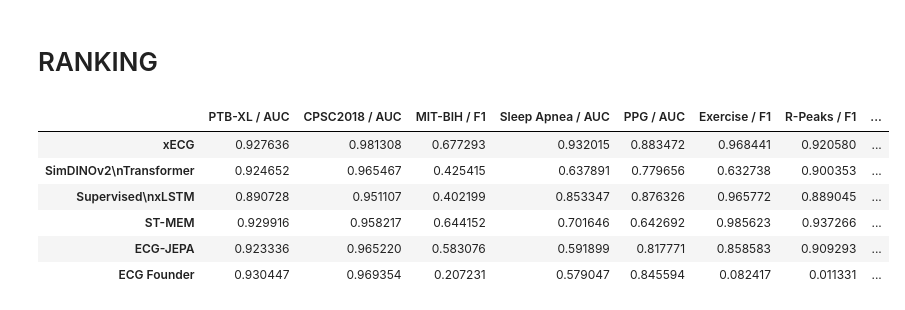
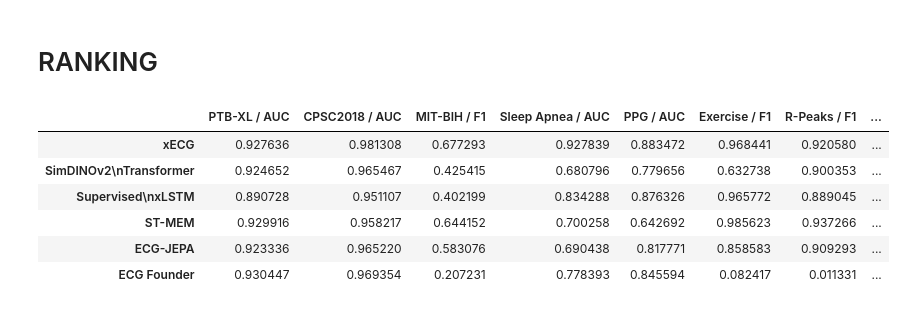
Before and after one commit to Lobster1911/bench-xecg-indian-benchmark, a Jupyter notebook: metrics.ipynb, the cells around one changed output. Cells and saved outputs as stored; diff of their text form; code cells hidden in the pictures.

```diff
--- a/metrics.ipynb
+++ b/metrics.ipynb
@@ -1205,0 +1204,15 @@ Warning: Some groups have fewer than 5 entries.
+# %%
+ft_groups_sa = ['best_stmem_ft_10s', 'best_jepa_ft_1m', 'best_ecgfm_ft_9m', 'best_trans_ft_9m', 'best_xlstm_ft_5m','best_xlstm_sup']
+
+# keep only idxs in ft_groups_sa
+records_sleep_apnea = [record.copy() for record in records_sleep_apnea_orig if record['group'] in ft_groups_sa + lp_groups]
+print(records_sleep_apnea)
+# rename the groups to remove the time suffix
+
+for record in records_sleep_apnea:
+    if not record['group'].endswith('sup') and not record['group'].endswith('lp'):
+        record['group'] = record['group'].rsplit('_', 1)[0]
+
+print(records_sleep_apnea)
+formatted_df_sleep_apnea = get_dataframe_from_records(records_sleep_apnea)
+print(formatted_df_sleep_apnea)
@@ -1524,12 +1443,13 @@ records_age = get_records("train-age", metrics=[
     "test_rsmape_0_ptbxl/dataloader_idx_0", "test_mae_ptbxl/dataloader_idx_0",
     "test_rsmape_0_cpsc/dataloader_idx_2", "test_mae_cpsc/dataloader_idx_2", '_runtime'], history=[('valid_mae', 'min'), ('valid_rsmape_0', 'min')])
 
-def add_mean(df):
+def add_mean_age(df):
     df['mean_mae'] = (df['test_mae_mimic/dataloader_idx_1'] + df['test_mae_ptbxl/dataloader_idx_0'] + df['test_mae_cpsc/dataloader_idx_2']) / 3
     df['mean_rsmape'] = (df['test_rsmape_0_mimic/dataloader_idx_1'] + df['test_rsmape_0_ptbxl/dataloader_idx_0'] + df['test_rsmape_0_cpsc/dataloader_idx_2']) / 3
+    df['val_test_diff_mae'] = df['valid_mae'] - df['mean_mae']
     return df
 
-formatted_df_age = get_dataframe_from_records(records_age, add_custom_columns=add_mean)
+formatted_df_age = get_dataframe_from_records(records_age, add_custom_columns=add_mean_age)
 # %%
 records_configs_age = get_records(
     "train-age",
@@ -1791,5 +1658,5 @@ best_ecgfm_lp   1.729188e-08
 # %% [markdown]
 # Mortality prediction
 # %%
-mortality_test_records = get_records("train-mortality", metrics=["test_loss", "test_ci"], history=[('val_ci', 'max')], regex="^best_")
+mortality_test_records = get_records("train-mortality", metrics=["test_loss", "test_ci", '_runtime'], history=[('val_ci', 'max')], regex="^best_")
 formatted_mortality_df = get_dataframe_from_records(mortality_test_records)
@@ -2101,9 +1964,9 @@ plt.savefig('figs/memory_comparison_ptbxl.svg', bbox_inches='tight', dpi=300)
 dfs = []
 for i, records in enumerate([records_ptb_xl, records_cpsc, records_mit_cls, records_sleep_apnea, records_ppg, records_exe_r, records_mit_r_peaks, records_age, lab_test_records, mortality_test_records]):
     df = pd.DataFrame(records)
-    if i == 7: df = add_mean(df) # for age prediction add the mean rsmape
+    if i == 7: df = add_mean_age(df) # for age prediction add the mean rsmape
     df = df.groupby("group").agg('mean')
-    df = df[df.index.isin(ft_groups) | df.index.isin(lp_groups) | df.index.isin(['best_xlstm_ft_longer_3'])]
+    df = df[df.index.isin(ft_groups) | df.index.isin(lp_groups)]
     dfs.append(df)
 # %%
 categories = ['PTB-XL', 'CPSC2018', 'MIT-BIH', 'Sleep Apnea', 'PPG AF', 'Exercise', 'R-peak', 'Age', 'Blood test', 'Mortality']
@@ -2164,40 +2027,40 @@ def get_full_results(dfs, reindex, is_ft):
                             dfs[9].loc[f'best_jepa_{end}']['test_ci'],
                             dfs[9].loc[f'best_ecgfm_{end}']['test_ci'],
                             dfs[9].loc[f'best_trans_{end}']['test_ci'],
                             dfs[9].loc[f'best_xlstm_{end}']['test_ci']]
     }# RANKING
 
     if is_ft:
         data['PTB-XL / AUC'].append(dfs[0].loc[f'best_xlstm_sup']['test_auroc'])
         data['CPSC2018 / AUC'].append(dfs[1].loc[f'best_xlstm_sup']['test_auroc'])
         data['MIT-BIH / F1'].append(dfs[2].loc[f'best_xlstm_sup']['test_f1/mean'])
         data['Sleep Apnea / AUC'].append(dfs[3].loc[f'best_xlstm_sup']['test_auc'])
         data['PPG / AUC'].append(dfs[4].loc[f'best_xlstm_sup']['test_auroc'])
         data['Exercise / F1'].append(dfs[5].loc[f'best_xlstm_sup']['test_f1_20'])
         data['R-Peaks / F1'].append(dfs[6].loc[f'best_xlstm_sup']['test_f1_20'])
         data['Age / MAE'].append(1 - dfs[7].loc[f'best_xlstm_sup']['mean_rsmape'])
         data['LAB test / AUC'].append(dfs[8].loc[f'best_xlstm_sup']['test_auroc_avg'])
         data['Mortality / CI'].append(dfs[9].loc[f'best_xlstm_sup']['test_ci'])
-        data['Sleep Apnea / AUC'][4] = dfs[3].loc[f'best_xlstm_{end}_longer_3']['test_auc']
+        data['Sleep Apnea / AUC'][4] = dfs[3].loc[f'best_xlstm_ft']['test_auc']
 
     if reindex is not None:
         df = pd.DataFrame(data, index=methods if is_ft else methods[:-1])
         df = df.reindex(df.index[reindex])
     else:
         df = pd.DataFrame(data)
 
     return df
 
 df_raw = get_full_results(dfs, reindex_ft, is_ft=True)
 df_raw.head(n=10)
 # %% [output]
 |  | PTB-XL / AUC | CPSC2018 / AUC | MIT-BIH / F1 | Sleep Apnea / AUC | PPG / AUC | Exercise / F1 | R-Peaks / F1 | ... |
-| xECG | 0.927636 | 0.981308 | 0.677293 | 0.932015 | 0.883472 | 0.968441 | 0.920580 | ... |
-| SimDINOv2\nTransformer | 0.924652 | 0.965467 | 0.425415 | 0.637891 | 0.779656 | 0.632738 | 0.900353 | ... |
-| Supervised\nxLSTM | 0.890728 | 0.951107 | 0.402199 | 0.853347 | 0.876326 | 0.965772 | 0.889045 | ... |
-| ST-MEM | 0.929916 | 0.958217 | 0.644152 | 0.701646 | 0.642692 | 0.985623 | 0.937266 | ... |
-| ECG-JEPA | 0.923336 | 0.965220 | 0.583076 | 0.591899 | 0.817771 | 0.858583 | 0.909293 | ... |
-| ECG Founder | 0.930447 | 0.969354 | 0.207231 | 0.579047 | 0.845594 | 0.082417 | 0.011331 | ... |
+| xECG | 0.927636 | 0.981308 | 0.677293 | 0.927839 | 0.883472 | 0.968441 | 0.920580 | ... |
+| SimDINOv2\nTransformer | 0.924652 | 0.965467 | 0.425415 | 0.680796 | 0.779656 | 0.632738 | 0.900353 | ... |
+| Supervised\nxLSTM | 0.890728 | 0.951107 | 0.402199 | 0.834288 | 0.876326 | 0.965772 | 0.889045 | ... |
+| ST-MEM | 0.929916 | 0.958217 | 0.644152 | 0.700258 | 0.642692 | 0.985623 | 0.937266 | ... |
+| ECG-JEPA | 0.923336 | 0.965220 | 0.583076 | 0.690438 | 0.817771 | 0.858583 | 0.909293 | ... |
+| ECG Founder | 0.930447 | 0.969354 | 0.207231 | 0.778393 | 0.845594 | 0.082417 | 0.011331 | ... |
 # %%
 reindex_lp = [4, 3, 0, 1, 2]
 df_lp_raw = get_full_results(dfs, reindex_lp, is_ft=False)
```
Also changed, not shown: parts of 41 cells of this notebook, 23 other files.
